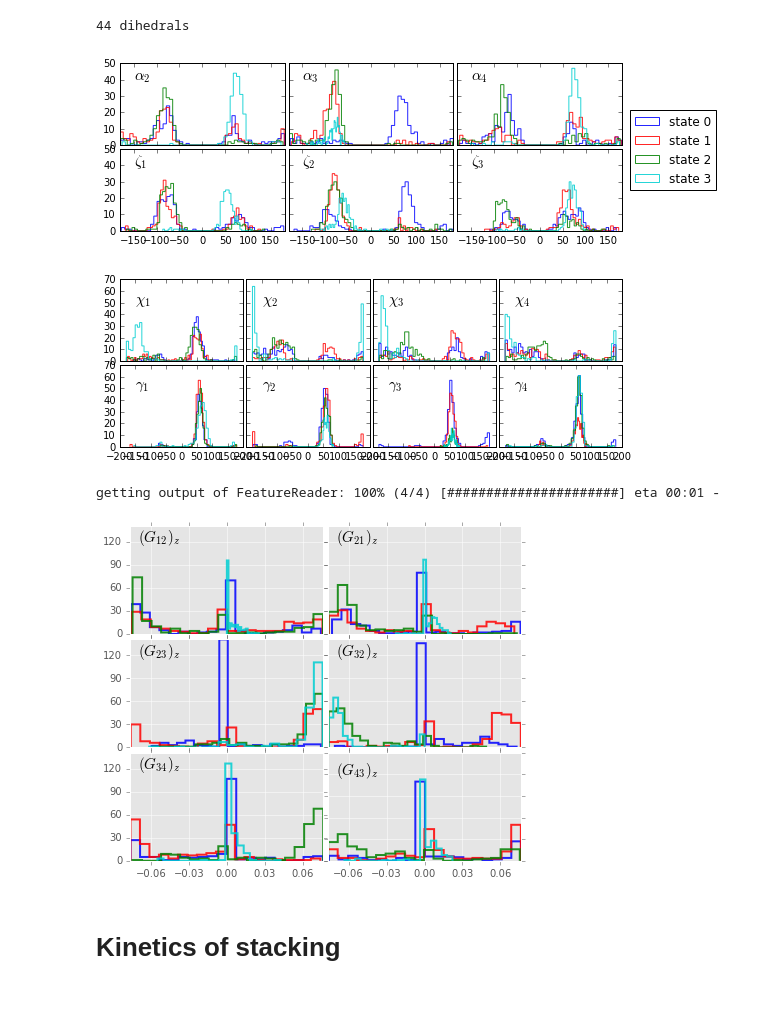
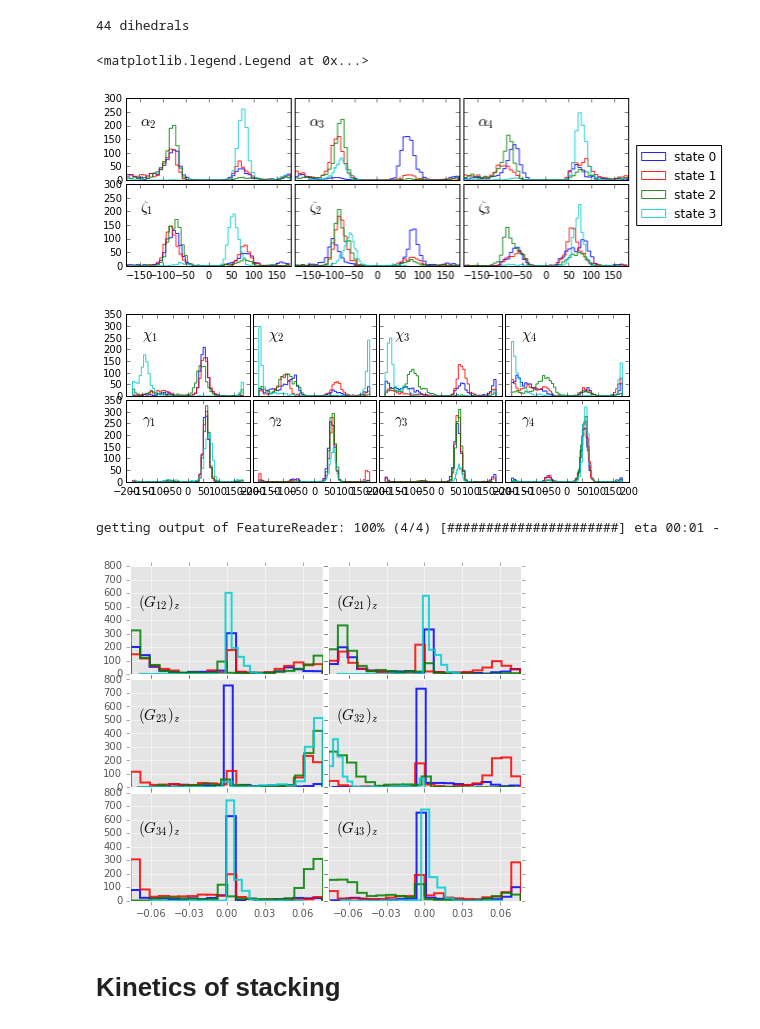
Before and after one commit to srnas/oligonucleotides-kinetics, a Jupyter notebook: tetranucleotide.ipynb, the cells around one changed output. Cells and saved outputs as stored; diff of their text form; code cells hidden in the pictures; blank space fills up the shorter version.

```diff
--- a/tetranucleotide.ipynb
+++ b/tetranucleotide.ipynb
@@ -517,7 +476,7 @@ for ll in lista_pucker:
 lista_chis=dih.get_chi_ndx(top)
 feat_dih.add_dihedrals(lista_chis,cossin=False)
 # %%
-dih_meta_states=np.array(coor.load(trajfiles_meta_states,feat_dih))
+dih_meta_states=np.array(coor.load(outfiles,feat_dih))
 # %% [output]
 getting output of FeatureReader: 100% (4/4) [######################] eta 00:01 -
 # %%
@@ -539,15 +498,13 @@ print len(dih_names), 'dihedrals'
 # %% [output]
 44 dihedrals
 # %%
-#8.27 in × 11.7
 fig, axes = plt.subplots(2,3, \
-        #gridspec_kw = {'width_ratios':[1.05]+[1 for x in range(nevec)]+[0.05]},\
         figsize=(9,3.),sharex=True,sharey=True)#,sharey=True,sharex=True)
 plt.subplots_adjust(hspace=0.05,wspace=0.025)
 iplot=0
 for i_dih in[0,1,2]:
     ax=axes[0,iplot]
-    ax.text(-150,40,dih_names[i_dih],fontsize=15)
+    ax.text(-150,200,dih_names[i_dih],fontsize=15)
     for istate in range(0,nstates):
         ax.hist(dih_meta_states[istate][:,i_dih]*180/np.pi,histtype='step',\
                 lw=1.,bins=50,normed=False,\
@@ -556,7 +513,7 @@ for i_dih in[0,1,2]:
 iplot=0
 for i_dih in[17,18,19]:
     ax=axes[1,iplot]
-    ax.text(-150,40,dih_names[i_dih],fontsize=15)
+    ax.text(-150,200,dih_names[i_dih],fontsize=15)
     for istate in range(0,nstates):
         ax.hist(dih_meta_states[istate][:,i_dih]*180/np.pi,histtype='step',\
                 lw=1.,bins=50,normed=False,\
@@ -564,12 +521,9 @@ for i_dih in[17,18,19]:
     iplot+=1
     ax.set_xticks(range(-150,151,50))
 plt.legend(loc=(1.05,0.5))
-dire='/u/sbp/giopina/Dropbox/SISSA/markov/tetro/'
-name='tetro-dih_alpha-zeta'
-for ext in ['.pdf','.png','.svg','.eps']:
-        plt.savefig(dire+name+ext,dpi=200, bbox_inches='tight')
 # %% [output]
+<matplotlib.legend.Legend at 0x...>
-[figure, old version]
+[figure, new version]
 # %%
 #8.27 in × 11.7
 iplot=0
@@ -578,7 +532,7 @@ fig, axes = plt.subplots(2,4, \
 plt.subplots_adjust(hspace=0.05,wspace=0.025)
 for i_dih in range(40,44):
     ax=axes[0,iplot]
-    ax.text(-150,50,dih_names[i_dih],fontsize=15)
+    ax.text(-150,250,dih_names[i_dih],fontsize=15)
     for istate in range(0,nstates):
         ax.hist(dih_meta_states[istate][:,i_dih]*180/np.pi,histtype='step',lw=1,bins=50,normed=False,\
                  label='state '+str(istate),color=colors[istate],alpha=0.85)
@@ -586,17 +540,13 @@ for i_dih in range(40,44):
 iplot=0
 for i_dih in range(6,10):
     ax=axes[1,iplot]
-    ax.text(-150,50,dih_names[i_dih],fontsize=15)
+    ax.text(-150,250,dih_names[i_dih],fontsize=15)
     for istate in range(0,nstates):
         ax.hist(dih_meta_states[istate][:,i_dih]*180/np.pi,histtype='step',lw=1,bins=50,normed=False,\
                  label='state '+str(istate),color=colors[istate],alpha=0.85)
     iplot+=1
-dire='/u/sbp/giopina/Dropbox/SISSA/markov/tetro/'
-name='tetro-dih_gamma-chi'
-for ext in ['.pdf','.png','.svg','.eps']:
-        plt.savefig(dire+name+ext,dpi=200, bbox_inches='tight')
 # %% [output]
-[figure, old version]
+[figure, new version]
 # %%
 # G-vectors
 feat_G=coor.featurizer(topfile)
@@ -604,7 +554,7 @@ nres=4
 feat_G.add_custom_func(gv.get_gvecs,4*nres*nres)
 inp_G = coor.source(trajfiles, feat_G)
 ### cmomputing observables
-gvec_meta_states=np.array(coor.load(trajfiles_meta_states,feat_G))
+gvec_meta_states=np.array(coor.load(outfiles,feat_G))
 var_names=[]
 ### G-VECTORS
 nres=4
@@ -615,32 +565,23 @@ for ires in range(nres):
 # %% [output]
 getting output of FeatureReader: 100% (4/4) [######################] eta 00:01 -
 # %%
-#for kgkg in [[6,18],[10,34],[14,50],[26,38],[30,54],[46,58]]:
-
 with plt.style.context(('ggplot')):
     fig, axes = plt.subplots(3,2, \
         figsize=(7,6),sharex=True,sharey=True)#,sharey=True,sharex=True)
     plt.subplots_adjust(hspace=0.05,wspace=0.025)
     kplt=0
     for kgkg in [[6,18],[26,38],[46,58]]:
         for k_gvec,iplt in zip(kgkg,[0,1]):
             ax=axes[kplt,iplt]
             for istate in range(nstates):
                 ax.hist(gvec_meta_states[istate][:,k_gvec],
                         bins=20,color=colors[istate],histtype='step',lw=2,\
                     label=str(istate),alpha=0.85)
-            ax.text(-0.07,120,var_names[k_gvec],fontsize=15)
-#            if iplt==0:
-#                plt.ylabel('freq. (p.t.)',fontsize=15)
+            ax.text(-0.07,500,var_names[k_gvec],fontsize=15)
         kplt+=1
-        ax.set_yticks(range(0,160,30))
         ax.set_xticks(np.arange(-0.06,0.07,0.03))
-dire='/u/sbp/giopina/Dropbox/SISSA/markov/tetro/'
-name='tetro-gvec'
-for ext in ['.pdf','.png','.svg','.eps']:
-        plt.savefig(dire+name+ext,dpi=200, bbox_inches='tight')
 # %% [output]
-[figure, old version]
+[figure, new version]
 # %% [markdown]
 # Kinetics of stacking
 # %%
```
Also changed, not shown: parts of 40 cells of this notebook.
